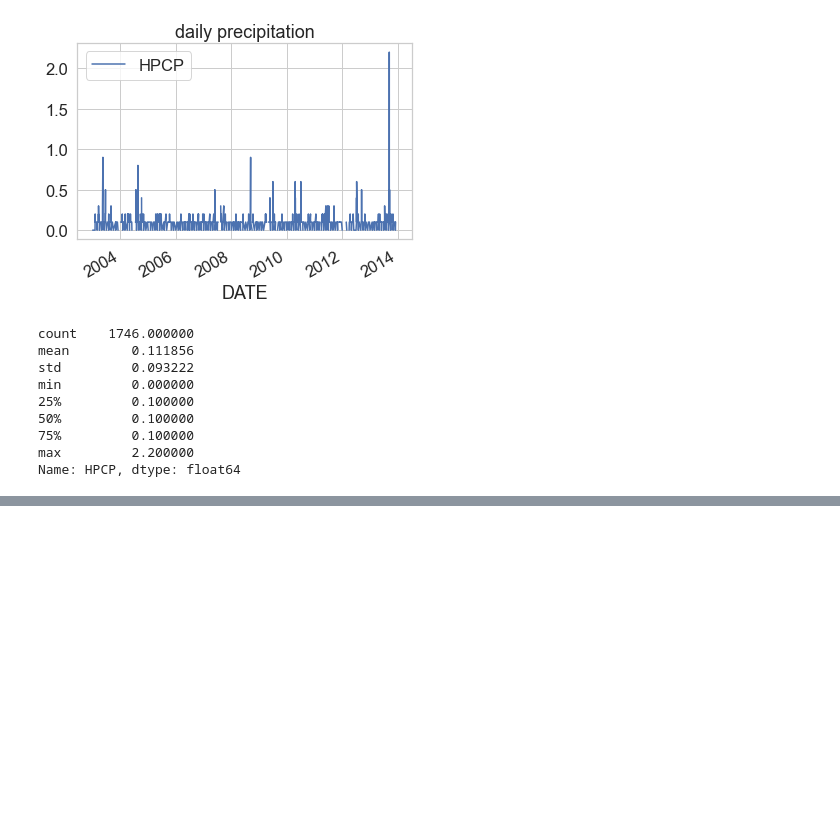
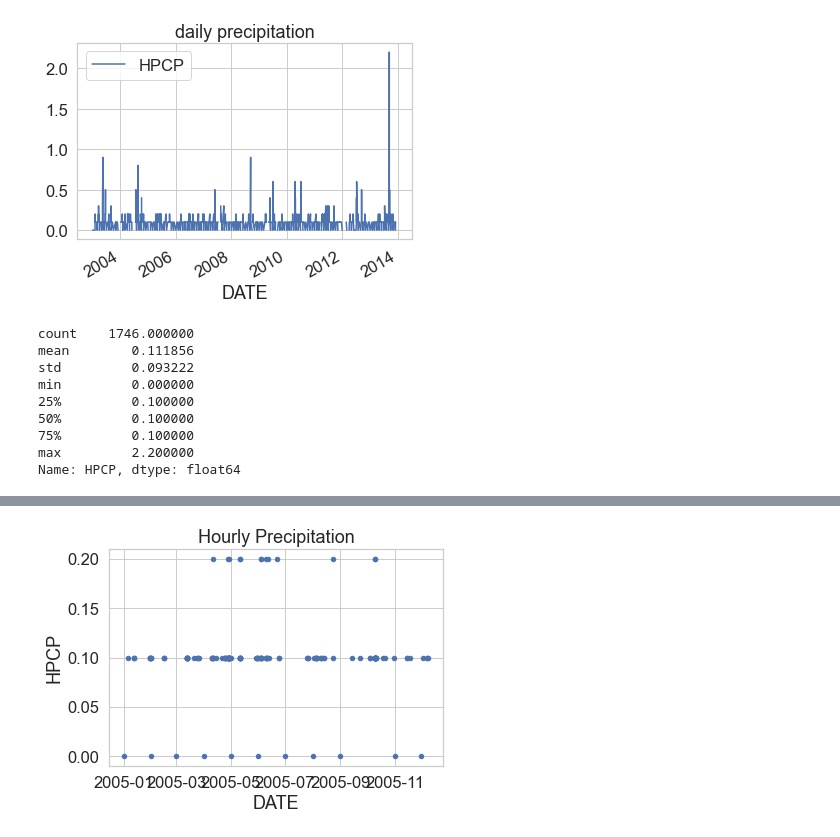
Before and after one commit to adisaljusi/geophysics-fundamentals, a Jupyter notebook: earth-science/timeseries-01/timeseries-01.ipynb, the cells around one changed output, grey strips where cells are left out. Saved outputs shown, nothing was run; the diff lists cells and outputs as text; code cells hidden in the pictures; blank space fills up the shorter version.

Commit message:
time series precipitation

```diff
--- a/earth-science/timeseries-01/timeseries-01.ipynb
+++ b/earth-science/timeseries-01/timeseries-01.ipynb
@@ -68,0 +61,12 @@ precip_2005.head()
+# %%
+# Remove missing data values
+precip_2005_clean = precip_2005.dropna()
+# %%
+# Plot the data using pandas
+precip_2005_clean.reset_index().plot(x="DATE",
+                                     y="HPCP",
+                                     title="Hourly Precipitation",
+                                     kind="scatter")
+plt.show()
+# %% [output]
+[figure, added]
```
Also changed, not shown: parts of 3 cells of this notebook.
